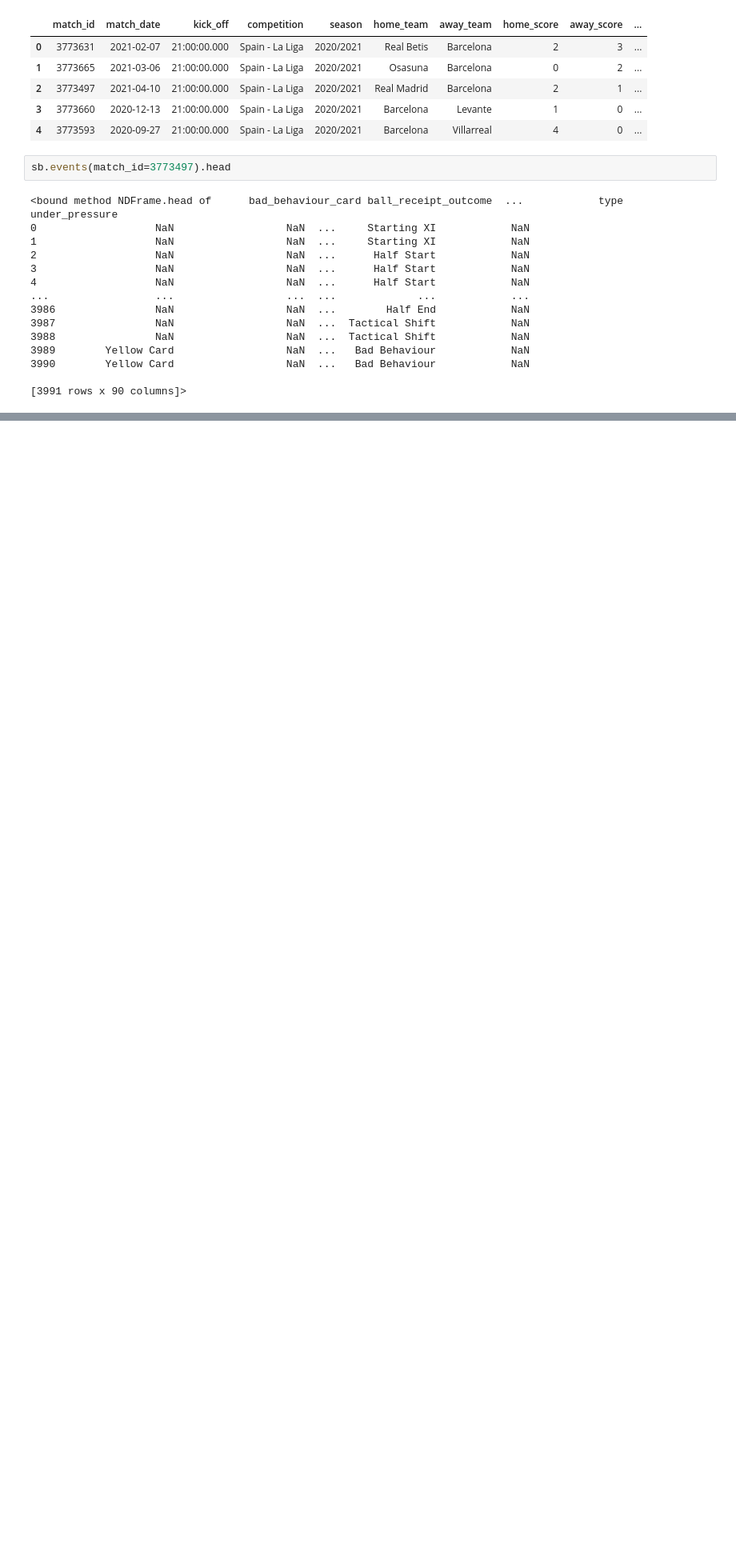
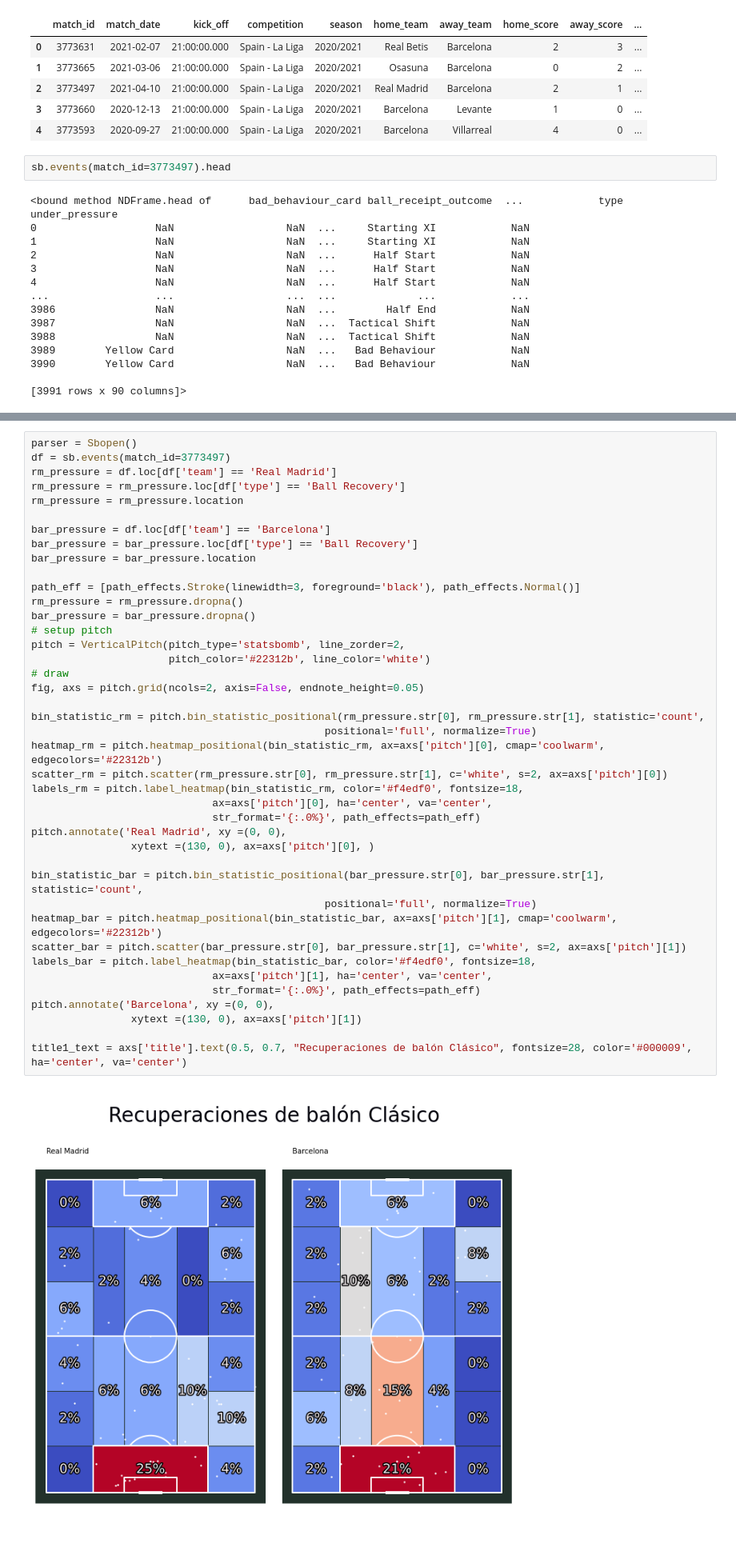
Before and after one commit to pablopascu99/futbol-dataAnalysis, a Jupyter notebook: analisis.ipynb, the cells around one changed output, grey strips where cells are left out. Shown at 80% size. Cells and saved outputs as stored; diff of their text form; blank space fills up the shorter version.

```diff
--- a/analisis.ipynb
+++ b/analisis.ipynb
@@ -111,0 +106,43 @@ labels_bar = pitch.label_heatmap(bin_statistic_bar, color='#f4edf0', fontsize=18
+# %%
+parser = Sbopen()
+df = sb.events(match_id=3773497)
+rm_pressure = df.loc[df['team'] == 'Real Madrid']
+rm_pressure = rm_pressure.loc[df['type'] == 'Ball Recovery']
+rm_pressure = rm_pressure.location
+
+bar_pressure = df.loc[df['team'] == 'Barcelona']
+bar_pressure = bar_pressure.loc[df['type'] == 'Ball Recovery']
+bar_pressure = bar_pressure.location
+
+path_eff = [path_effects.Stroke(linewidth=3, foreground='black'), path_effects.Normal()]
+rm_pressure = rm_pressure.dropna()
+bar_pressure = bar_pressure.dropna()
+# setup pitch
+pitch = VerticalPitch(pitch_type='statsbomb', line_zorder=2,
+                      pitch_color='#22312b', line_color='white')
+# draw
+fig, axs = pitch.grid(ncols=2, axis=False, endnote_height=0.05)
+
+bin_statistic_rm = pitch.bin_statistic_positional(rm_pressure.str[0], rm_pressure.str[1], statistic='count',
+                                               positional='full', normalize=True)
+heatmap_rm = pitch.heatmap_positional(bin_statistic_rm, ax=axs['pitch'][0], cmap='coolwarm', edgecolors='#22312b')
+scatter_rm = pitch.scatter(rm_pressure.str[0], rm_pressure.str[1], c='white', s=2, ax=axs['pitch'][0])
+labels_rm = pitch.label_heatmap(bin_statistic_rm, color='#f4edf0', fontsize=18,
+                             ax=axs['pitch'][0], ha='center', va='center',
+                             str_format='{:.0%}', path_effects=path_eff)
+pitch.annotate('Real Madrid', xy =(0, 0),
+                xytext =(130, 0), ax=axs['pitch'][0], )
+
+bin_statistic_bar = pitch.bin_statistic_positional(bar_pressure.str[0], bar_pressure.str[1], statistic='count',
+                                               positional='full', normalize=True)
+heatmap_bar = pitch.heatmap_positional(bin_statistic_bar, ax=axs['pitch'][1], cmap='coolwarm', edgecolors='#22312b')
+scatter_bar = pitch.scatter(bar_pressure.str[0], bar_pressure.str[1], c='white', s=2, ax=axs['pitch'][1])
+labels_bar = pitch.label_heatmap(bin_statistic_bar, color='#f4edf0', fontsize=18,
+                             ax=axs['pitch'][1], ha='center', va='center',
+                             str_format='{:.0%}', path_effects=path_eff)
+pitch.annotate('Barcelona', xy =(0, 0),
+                xytext =(130, 0), ax=axs['pitch'][1])
+
+title1_text = axs['title'].text(0.5, 0.7, "Recuperaciones de balón Clásico", fontsize=28, color='#000009', ha='center', va='center')
+# %% [output]
+[figure, added]
```
Also changed, not shown: parts of 8 cells of this notebook.
